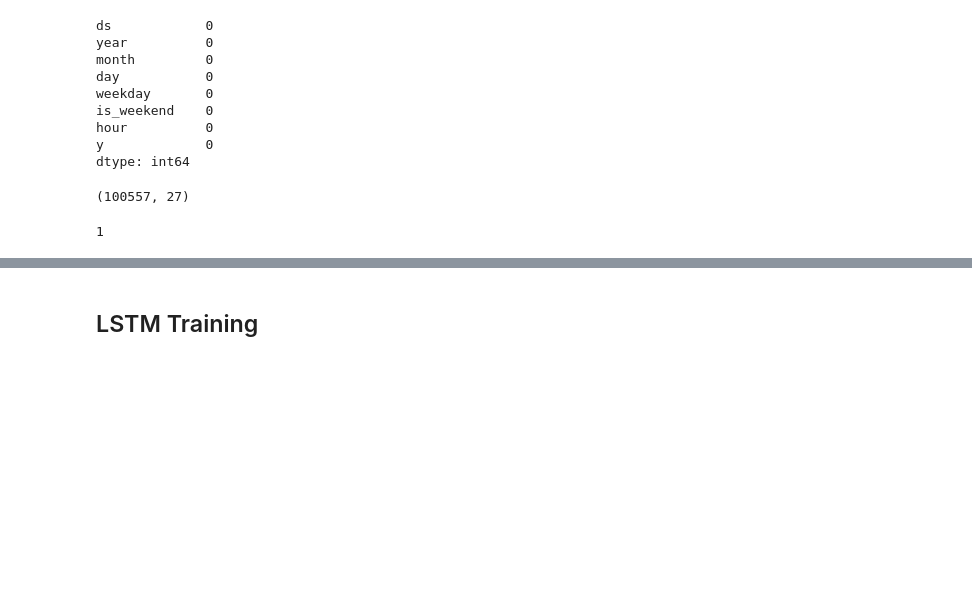
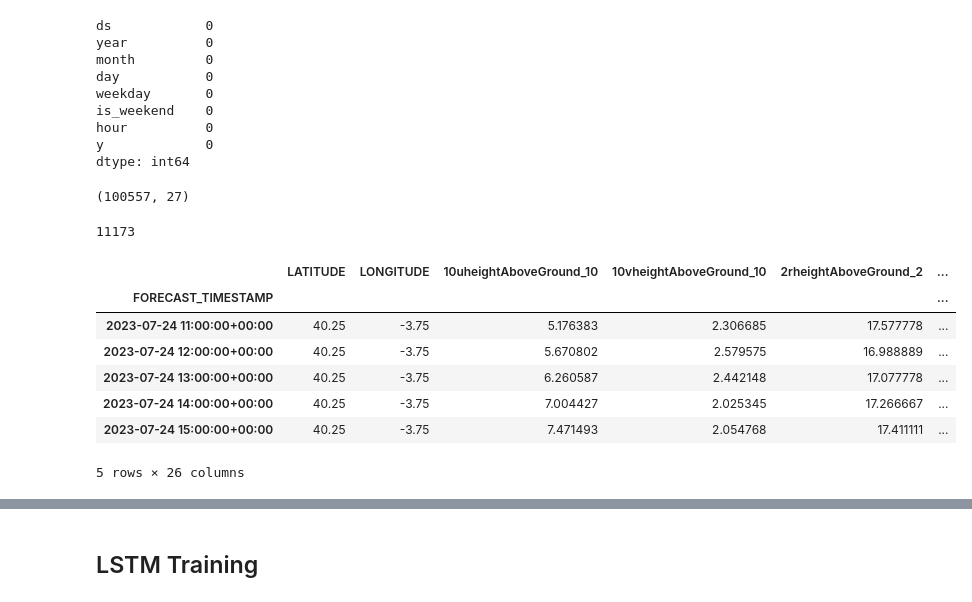
Before and after one commit to Daryox/Repsol-Datathon, a Jupyter notebook: generationLSTM.ipynb, the cells around one changed output, grey strips where cells are left out. Cells and saved outputs as stored; diff of their text form; code cells hidden in the pictures; blank space fills up the shorter version.

```diff
--- a/generationLSTM.ipynb
+++ b/generationLSTM.ipynb
@@ -103,16 +103,3 @@ y             0
 dtype: int64
 # %%
 meteo = pd.read_csv("datasets/Meteorologia.csv", sep=",")
-# %%
-meteo.shape
-# %% [output]
-(100557, 27)
-# %%
-counter = 0
-for i in meteo:
-    if meteo[i].isnull().any():
-        counter += 1
-
-print(counter)
-# %% [output]
-1
@@ -121,0 +106,24 @@ meteo["FORECAST_TIMESTAMP"] = pd.to_datetime(meteo["FORECAST_TIMESTAMP"])
+# %%
+generation.shape
+meteo.shape
+# %% [output]
+(100557, 27)
+# %%
+len(meteo["FORECAST_TIMESTAMP"].unique())
+# %% [output]
+11173
+# %%
+# Group by FORECAST_TIMESTAMP and calculate the mean for all columns
+meteo_averages = meteo.groupby('FORECAST_TIMESTAMP').mean()
+
+# Display the resulting DataFrame
+meteo_averages.head()
+# %% [output]
+|  | LATITUDE | LONGITUDE | 10uheightAboveGround_10 | 10vheightAboveGround_10 | 2rheightAboveGround_2 | ... |
+| FORECAST_TIMESTAMP |  |  |  |  |  | ... |
+| 2023-07-24 11:00:00+00:00 | 40.25 | -3.75 | 5.176383 | 2.306685 | 17.577778 | ... |
+| 2023-07-24 12:00:00+00:00 | 40.25 | -3.75 | 5.670802 | 2.579575 | 16.988889 | ... |
+| 2023-07-24 13:00:00+00:00 | 40.25 | -3.75 | 6.260587 | 2.442148 | 17.077778 | ... |
+| 2023-07-24 14:00:00+00:00 | 40.25 | -3.75 | 7.004427 | 2.025345 | 17.266667 | ... |
+| 2023-07-24 15:00:00+00:00 | 40.25 | -3.75 | 7.471493 | 2.054768 | 17.411111 | ... |
+5 rows × 26 columns
```
Also changed, not shown: parts of 23 cells of this notebook.
